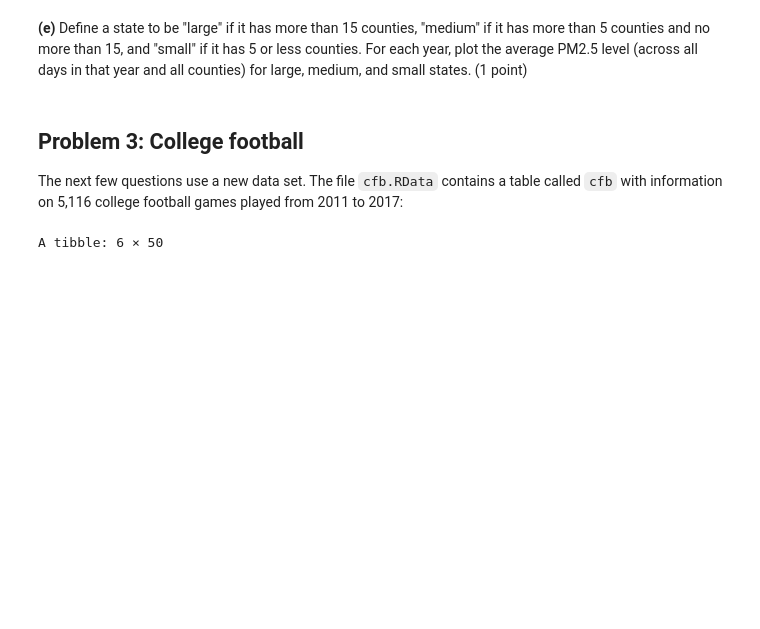
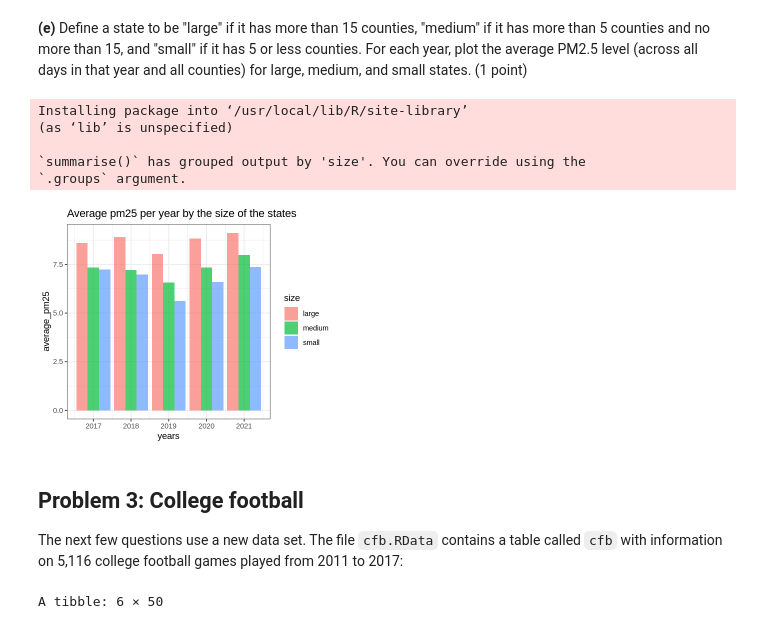
Before and after one commit to 1109Honey1204/honeys-mvc-site, a Jupyter notebook: homeworks/hw4/hw4.ipynb, the cells around one changed output. Saved outputs shown, nothing was run; the diff lists cells and outputs as text; code cells hidden in the pictures; blank space fills up the shorter version.

```diff
--- a/homeworks/hw4/hw4.ipynb
+++ b/homeworks/hw4/hw4.ipynb
@@ -104,5 +116,29 @@ ggplot(ca_dangerous, aes(x=date, y=proportion_dangerous)) +
 # %% [markdown]
 **(e)** Define a state to be "large" if it has more than 15 counties, "medium" if it has more than 5 counties and no more than 15, and "small" if it has 5 or less counties. For each year, plot the average PM2.5 level (across all days in that year and all counties) for large, medium, and small states. (1 point)
+# %%
+install.packages("lubridate")
+options(repr.plot.width=5,repr.plot.height=4)
+pm25 %>%
+  group_by(state) %>%
+  mutate(size=case_when(
+  length(unique(county))>=15 ~ "large",
+  length(unique(county))>=5  &length(unique(county))<15~"medium",
+  length(unique(county))<5~"small"))%>%
+    mutate(years=year(date))%>%
+    ungroup%>%
+    group_by(size,years)%>%
+    summarize (average_pm25=mean(pm25))%>%
+    ggplot(aes(x=years, y=average_pm25,fill=size))+
+    geom_bar(stat="identity",position="dodge",alpha=0.7)+
+    theme_bw()+
+    ggtitle("Average pm25 per year by the size of the states")
+# %% [output]
+Installing package into ‘/usr/local/lib/R/site-library’
+(as ‘lib’ is unspecified)
+
+`summarise()` has grouped output by 'size'. You can override using the
+`.groups` argument.
+[figure, added]
 # %% [markdown]
 ## Problem 3: College football
 The next few questions use a new data set. The file `cfb.RData` contains a table called `cfb` with information on 5,116 college football games played from 2011 to 2017:
```
Also changed, not shown: parts of 11 cells of this notebook.
